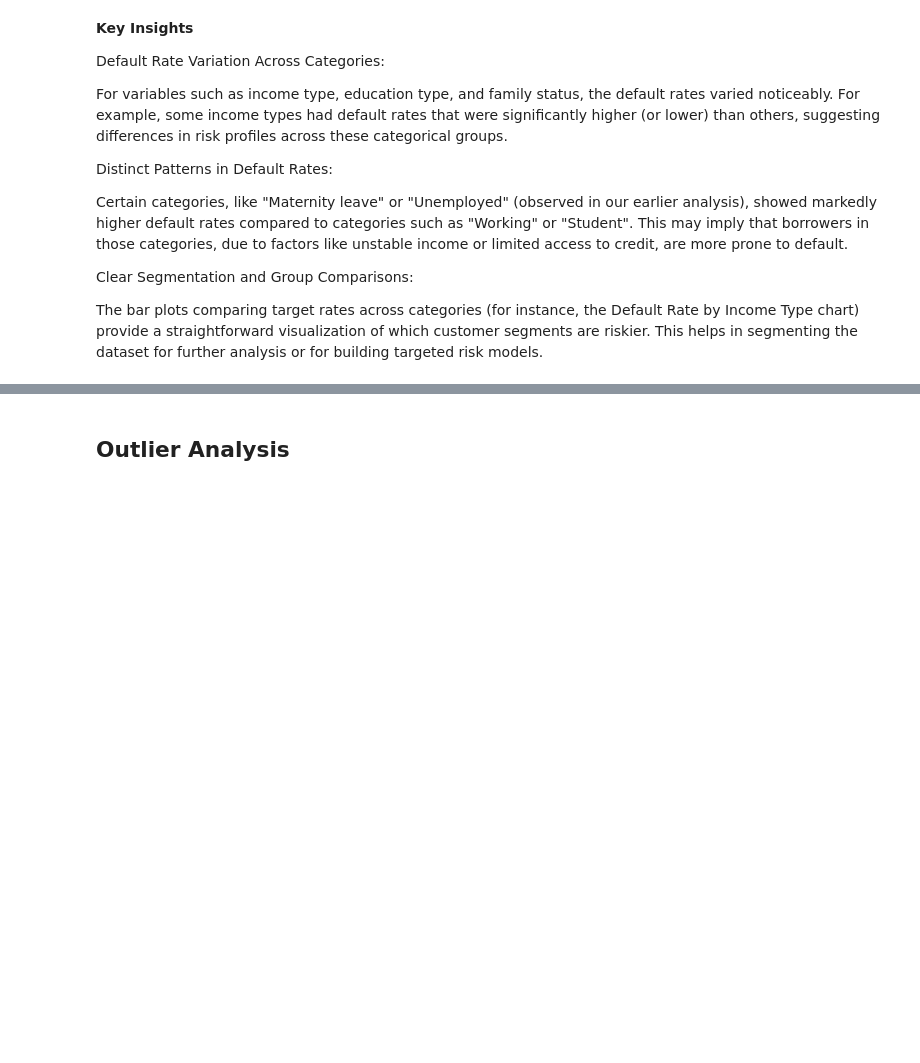
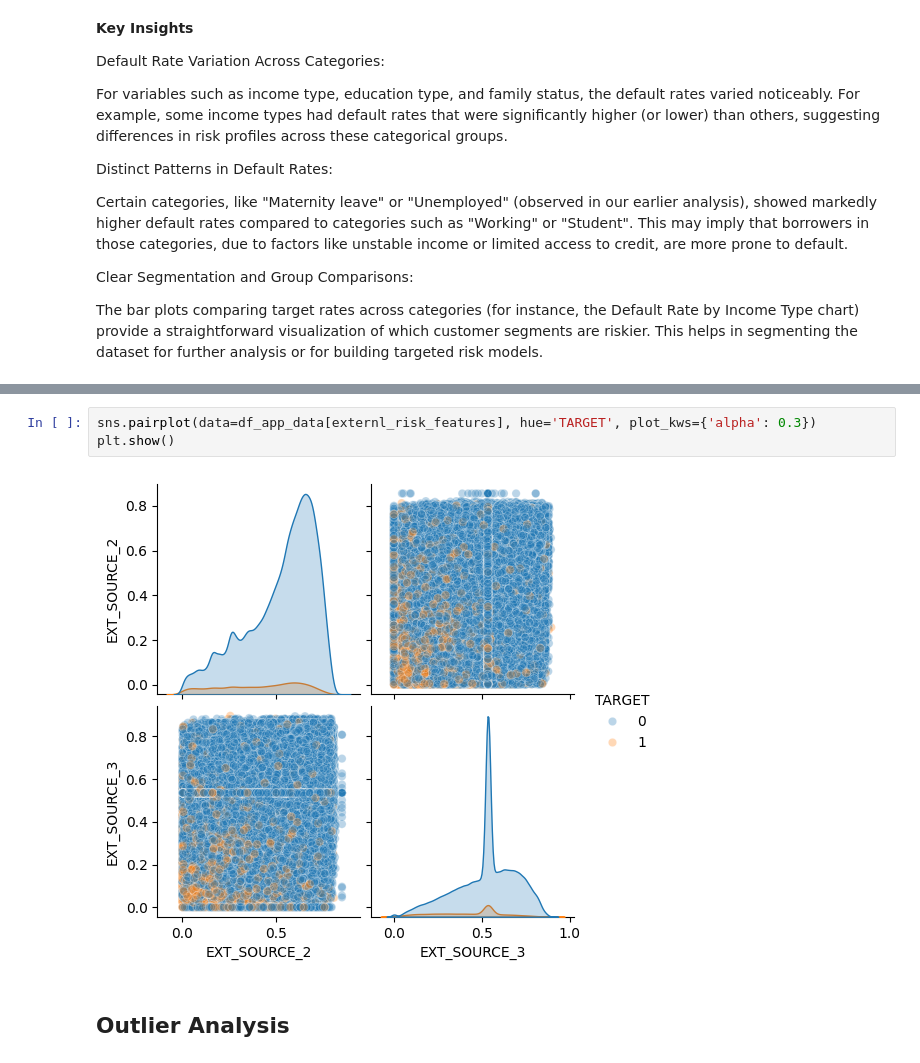
Before and after one commit to yuvi31102000/Loan_default, a Jupyter notebook: Loan_default.ipynb, the cells around one changed output, grey strips where cells are left out. Cells and saved outputs as stored; diff of their text form; blank space fills up the shorter version.

```diff
--- a/Loan_default.ipynb
+++ b/Loan_default.ipynb
@@ -574,3 +585,8 @@ The bar plots comparing target rates across categories (for instance, the Defaul
+# %%
+sns.pairplot(data=df_app_data[externl_risk_features], hue='TARGET', plot_kws={'alpha': 0.3})
+plt.show()
+# %% [output]
+[figure, added]
 # %% [markdown]
 ## Outlier Analysis
 # %%
```
Also changed, not shown: parts of 5 cells of this notebook.
